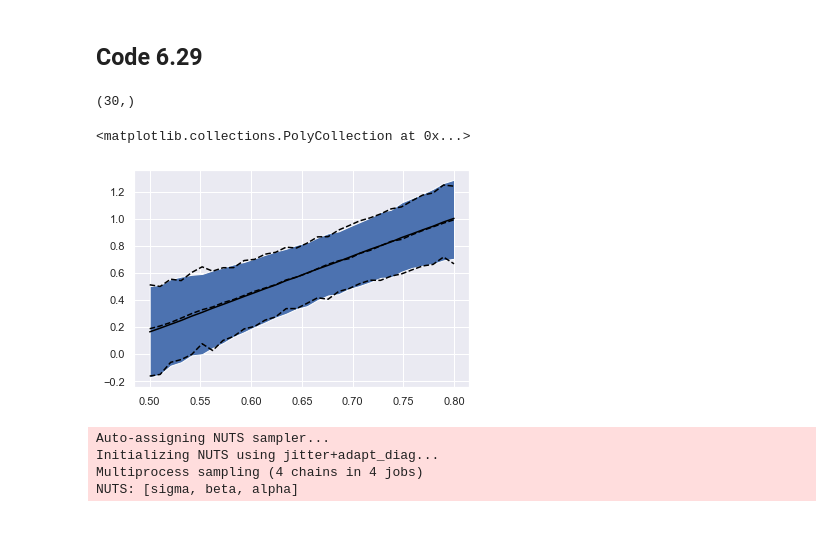
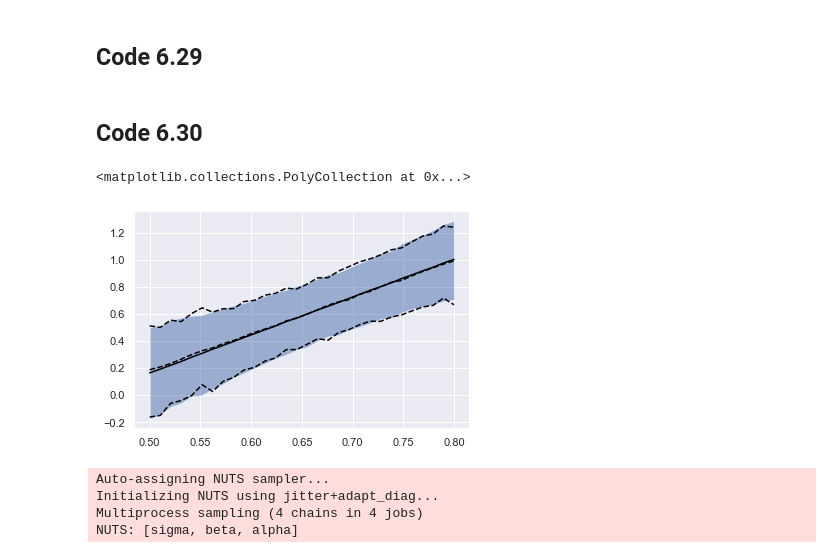
Before and after one commit to jkelley7/stat_rethinking, a Jupyter notebook: Chapter_6.ipynb, the cells around one changed output. Saved outputs shown, nothing was run; the diff lists cells and outputs as text; code cells hidden in the pictures; blank space fills up the shorter version.

```diff
--- a/Chapter_6.ipynb
+++ b/Chapter_6.ipynb
@@ -448,6 +448,8 @@ mass.set_value(np.log(mass_vars))
 
 with m614:
     post_pred = pm.sample_posterior_predictive(trace= tracem614, samples = 1000)
+# %% [markdown]
+## Code 6.30
 # %%
 neocortex.set_value(nc_seq)
 mass.set_value(np.log(mass_vars))
@@ -457,24 +459,21 @@ models = [m611, m612, m613, m614]
 
 ensemble = pm.sample_posterior_predictive_w(traces = traces, samples = 10000,
                                             models = models ,weights = df_compare.weight.sort_index(ascending=True))
-# %%
-k_cal_ensmean = ensemble['k_cal'].mean(0)
-k_cal_ens_hpd = az.hpd(ensemble['k_cal'], credible_interval=.89)
-k_cal_ensmean.shape
-# %% [output]
-(30,)
 # %%
+k_cal_ensmean = ensemble['k_cal'].mean(0)
+k_cal_ens_hpd = az.hpd(ensemble['k_cal'], credible_interval=.89)
+
 k_cal_mu = post_pred['k_cal'].mean(0)
 k_cal_hpd = az.hpd(post_pred['k_cal'], credible_interval = .89)
 
 plt.plot(nc_seq,k_cal_mu, linestyle = '--', color = 'black')
 plt.plot(nc_seq,k_cal_hpd[:,0],linestyle = '--', color = 'black')
 plt.plot(nc_seq,k_cal_hpd[:,1],linestyle = '--', color = 'black')
 plt.plot(nc_seq,k_cal_ensmean, linestyle = '-', color = 'black')
-plt.fill_between(nc_seq,k_cal_ens_hpd[:,0],k_cal_ens_hpd[:,1], alpha = )
+plt.fill_between(nc_seq,k_cal_ens_hpd[:,0],k_cal_ens_hpd[:,1], alpha = .5)
 # %% [output]
 <matplotlib.collections.PolyCollection at 0x...>
-[figure, old version]
+[figure, new version]
 # %%
 with pm.Model() as m615:
     alpha = pm.Normal('alpha', mu = 0, sigma = 10)
```
